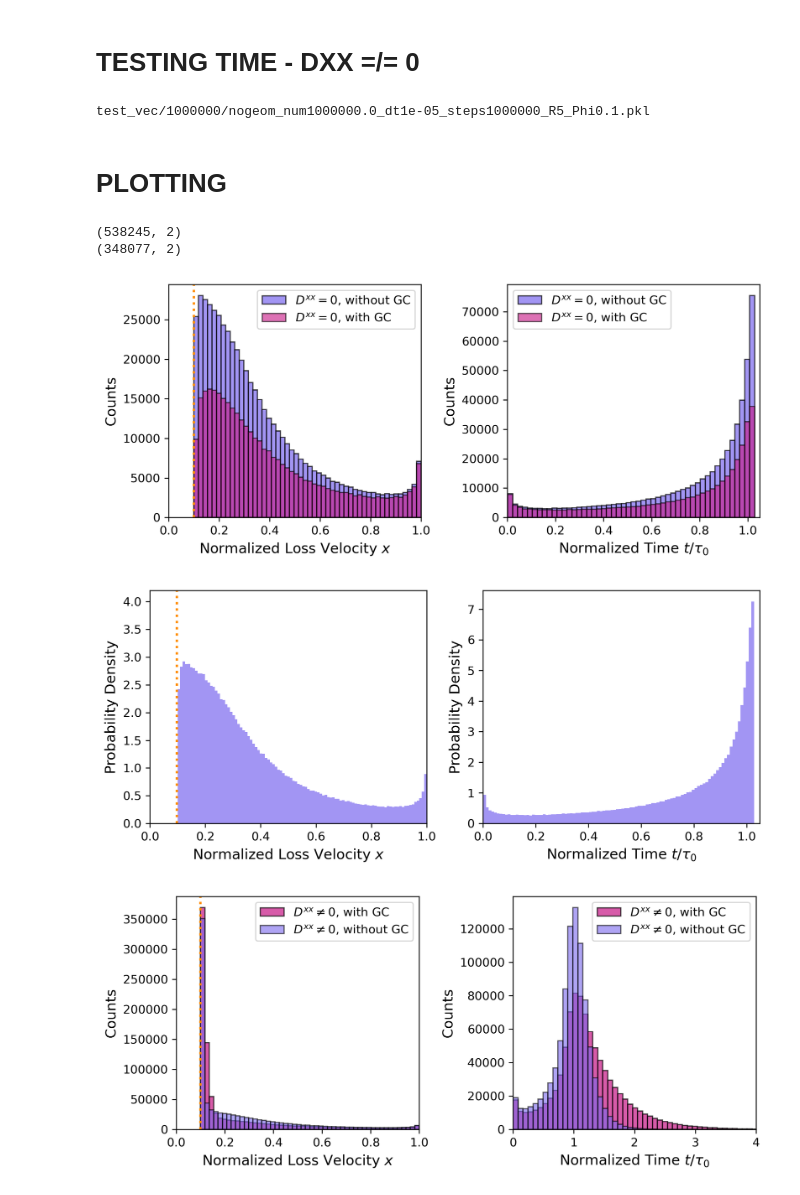
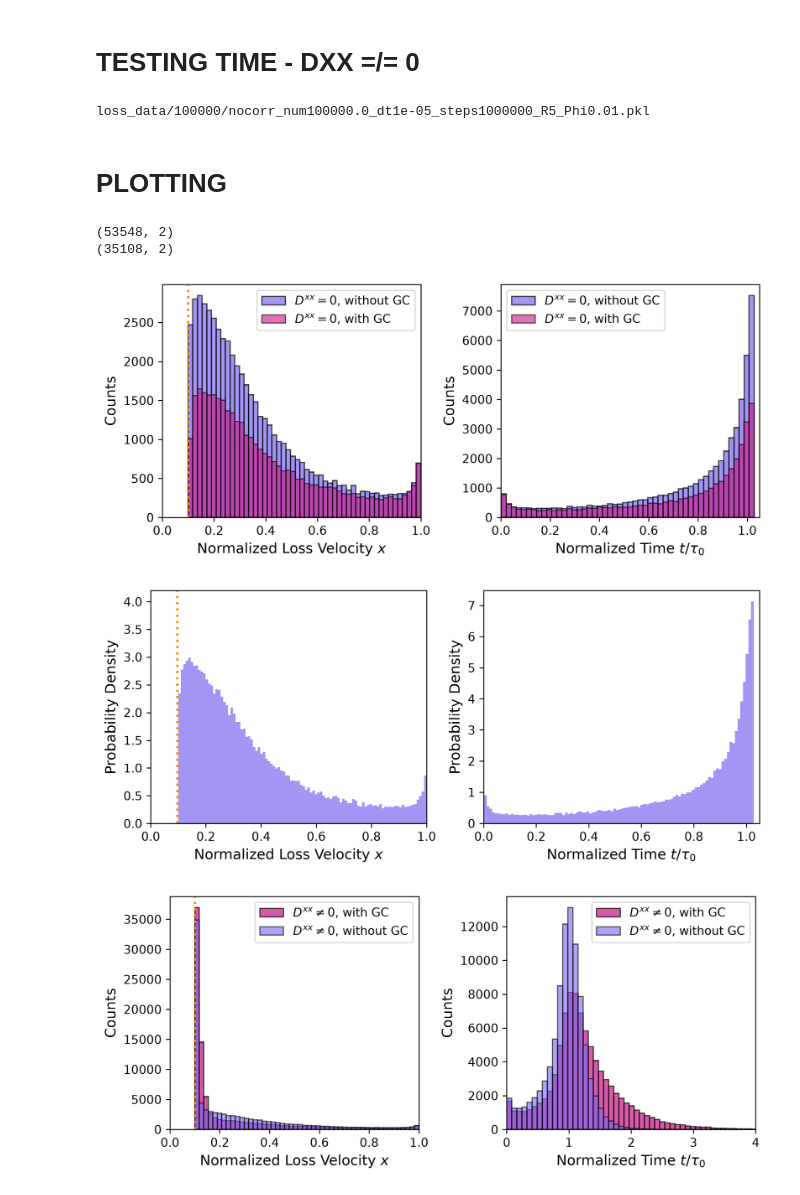
Before and after one commit to gxcli/fp_montecarlocorrection, a Jupyter notebook: losscone.ipynb, the cells around one changed output. Drawn from its saved outputs; the diff is of its cells as text; code cells hidden in the pictures.

```diff
--- a/losscone.ipynb
+++ b/losscone.ipynb
@@ -10,7 +10,7 @@ import monte_carlo_vec as mc
 
 import pickle
 # %%
-NUMPARTICLES = 5e4 # 1e4, do 1e5
+NUMPARTICLES = 1e5 # 1e4, do 1e5
 ISOTROPIC_SOURCE = np.vstack([np.ones(int(NUMPARTICLES)), np.linspace(-1, 1, int(NUMPARTICLES))]).T
 print(ISOTROPIC_SOURCE.shape)
 DT = 1e-5
@@ -53,8 +35,8 @@ IndexError: too many indices for array: array is 1-dimensional, but 2 were index
 # %%
 # no parallel - 1 min 1e3 particles
 filename = f'loss_data/{int(NUMPARTICLES)}/nopar_num{NUMPARTICLES}_dt{DT}_steps{NUMSTEPS}_R{R}_Phi{PHI}.pkl'
-loss_vel, loss_step, _, _ = mc.run_mc_nopar(ISOTROPIC_SOURCE, numsteps=NUMSTEPS, D_func=col.D_nopar, A_func=col.A_nopar,
-                                            dt=DT, R=R, Phi=PHI, nprocs=6)
+loss_vel, loss_step, _, _ = mc.run_mc(ISOTROPIC_SOURCE, numsteps=NUMSTEPS, D_func=col.D_nopar, A_func=col.A_nopar,
+                                            dt=DT, R=R, Phi=PHI, nprocs=6, speed_threshold=np.sqrt(PHI))
 
 with open(filename, "wb") as f:
     pickle.dump((loss_vel, loss_step), f)
@@ -69,16 +51,16 @@ loss_vel, loss_step, _ = mc.run_mc(ISOTROPIC_SOURCE, numsteps=NUMSTEPS, D_func=c
 with open(filename, "wb") as f:
     pickle.dump((loss_vel, loss_step), f)
 # %%
-# no geom 1.5 minutesfor 100 particles
-filename = f'loss_data/{int(NUMPARTICLES)}/nogeom_num{NUMPARTICLES}_dt{DT}_steps{NUMSTEPS}_R{R}_Phi{PHI}.pkl'
+# no correction 1.5 minutesfor 100 particles
+filename = f'loss_data/{int(NUMPARTICLES)}/nocorr_num{NUMPARTICLES}_dt{DT}_steps{NUMSTEPS}_R{R}_Phi{PHI}.pkl'
 print(filename)
-loss_vel, loss_step, _ = mc.run_mc(ISOTROPIC_SOURCE, numsteps=NUMSTEPS, D_func=col.D_xxi, A_func=col.A_nogeom,
+loss_vel, loss_step, _ = mc.run_mc(ISOTROPIC_SOURCE, numsteps=NUMSTEPS, D_func=col.D_xxi, A_func=col.A_nocxn,
                                    dt=DT, R=R, Phi=PHI, nprocs=6)
 
 with open(filename, "wb") as f:
     pickle.dump((loss_vel, loss_step), f)
 # %% [output]
-test_vec/1000000/nogeom_num1000000.0_dt1e-05_steps1000000_R5_Phi0.1.pkl
+loss_data/100000/nocorr_num100000.0_dt1e-05_steps1000000_R5_Phi0.01.pkl
 # %% [markdown]
 # PLOTTING
 # %%
@@ -122,9 +104,9 @@ plt.legend(loc='upper left')
 plt.tight_layout()
 plt.show()
 # %% [output]
-(538245, 2)
-(348077, 2)
+(53548, 2)
+(35108, 2)
-[figure, old version]
+[figure, new version]
 # %%
 plt.figure(figsize=(8,3.5), dpi=300)
 
@@ -147,43 +129,43 @@ plt.xlim(0, 1.05)
 plt.tight_layout()
 plt.show()
 # %% [output]
-[figure, old version]
+[figure, new version]
 # %%
 # PLOT TOGETHER Dxx =/= 0
 filename_full = f'loss_data/{int(NUMPARTICLES)}/full_num{NUMPARTICLES}_dt{DT}_steps{NUMSTEPS}_R{R}_Phi{PHI}.pkl'
 with open(filename_full, "rb") as f:
     loss_vel_full, loss_step_full = pickle.load(f)
 
-filename_nogeom = f'loss_data/{int(NUMPARTICLES)}/nogeom_num{NUMPARTICLES}_dt{DT}_steps{NUMSTEPS}_R{R}_Phi{PHI}.pkl'
-with open(filename_nogeom, "rb") as f:
-    loss_vel_nogeom, loss_step_nogeom = pickle.load(f)
+filename_nocorr = f'loss_data/{int(NUMPARTICLES)}/nocorr_num{NUMPARTICLES}_dt{DT}_steps{NUMSTEPS}_R{R}_Phi{PHI}.pkl'
+with open(filename_nocorr, "rb") as f:
+    loss_vel_nocorr, loss_step_nocorr= pickle.load(f)
 
 cutoff = 0.999
 
-mask_full, mask_nogeom = loss_vel_full[:,0] <= cutoff, loss_vel_nogeom[:,0] <= cutoff
+mask_full, mask_nocorr = loss_vel_full[:,0] <= cutoff, loss_vel_nocorr[:,0] <= cutoff
 
 
 plt.figure(figsize=(8,3.5), dpi=300)
 
 plt.subplot(1, 2, 1)
 plt.hist(loss_vel_full[mask_full][:,0], range=(0.1, 1), bins=50, alpha=0.7, color='mediumvioletred', edgecolor='black', label=r'$D^{xx}\neq0$, with GC')
-plt.hist(loss_vel_nogeom[mask_nogeom][:,0], range=(0.1, 1), bins=50, alpha=0.6, color='mediumslateblue', edgecolor='black', label=r'$D^{xx}\neq0$, without GC')
+plt.hist(loss_vel_nocorr[mask_nocorr][:,0], range=(0.1, 1), bins=50, alpha=0.6, color='mediumslateblue', edgecolor='black', label=r'$D^{xx}\neq0$, without GC')
 plt.xlabel(r'Normalized Loss Velocity $x$', fontsize=12)
 plt.ylabel('Counts', fontsize=12)
 plt.axvline(0.1, color='darkorange', linewidth=2, linestyle=':')
 plt.xlim(0, 1)
 # plt.yscale('log')
 plt.legend(loc='upper right')
 
 plt.subplot(1, 2, 2)
 plt.hist(loss_step_full[mask_full] * DT, bins=50, alpha=0.7, range=(0,4.1), color='mediumvioletred', edgecolor='black', label=r'$D^{xx}\neq0$, with GC')
-plt.hist(loss_step_nogeom[mask_nogeom] * DT, bins=50, range=(0,4.1), alpha=0.6, color='mediumslateblue', edgecolor='black', label=r'$D^{xx}\neq0$, without GC')
+plt.hist(loss_step_nocorr[mask_nocorr] * DT, bins=50, range=(0,4.1), alpha=0.6, color='mediumslateblue', edgecolor='black', label=r'$D^{xx}\neq0$, without GC')
 plt.xlabel(r'Normalized Time $t/\tau_0$', fontsize=12)
 plt.ylabel('Counts', fontsize=12)
 plt.xlim(0, 4)
 plt.legend(loc='upper right')
 
 plt.tight_layout()
 plt.show()
 # %% [output]
-[figure, old version]
+[figure, new version]
```
Also changed, not shown: parts of 2 cells of this notebook, 1 other file.
